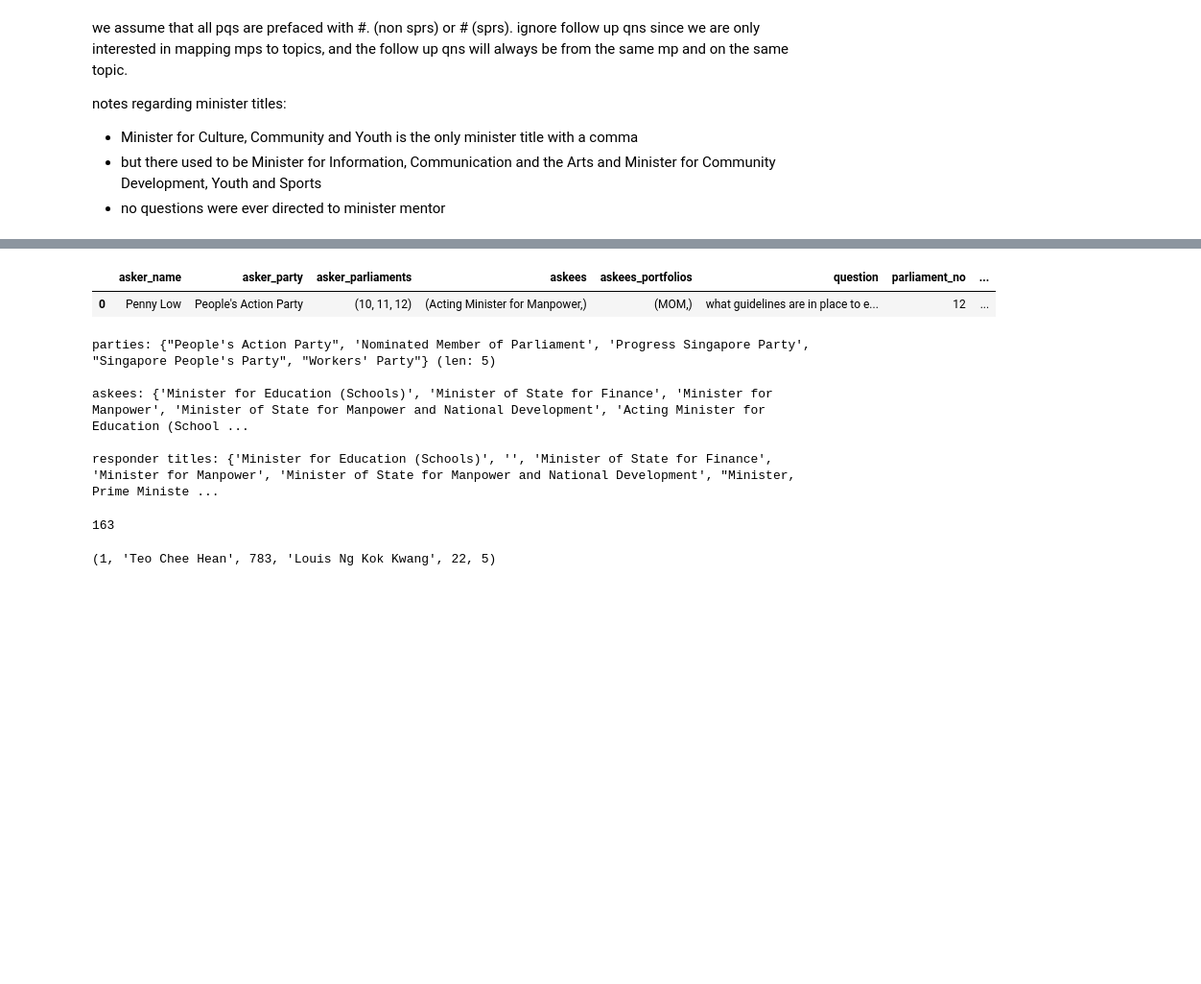
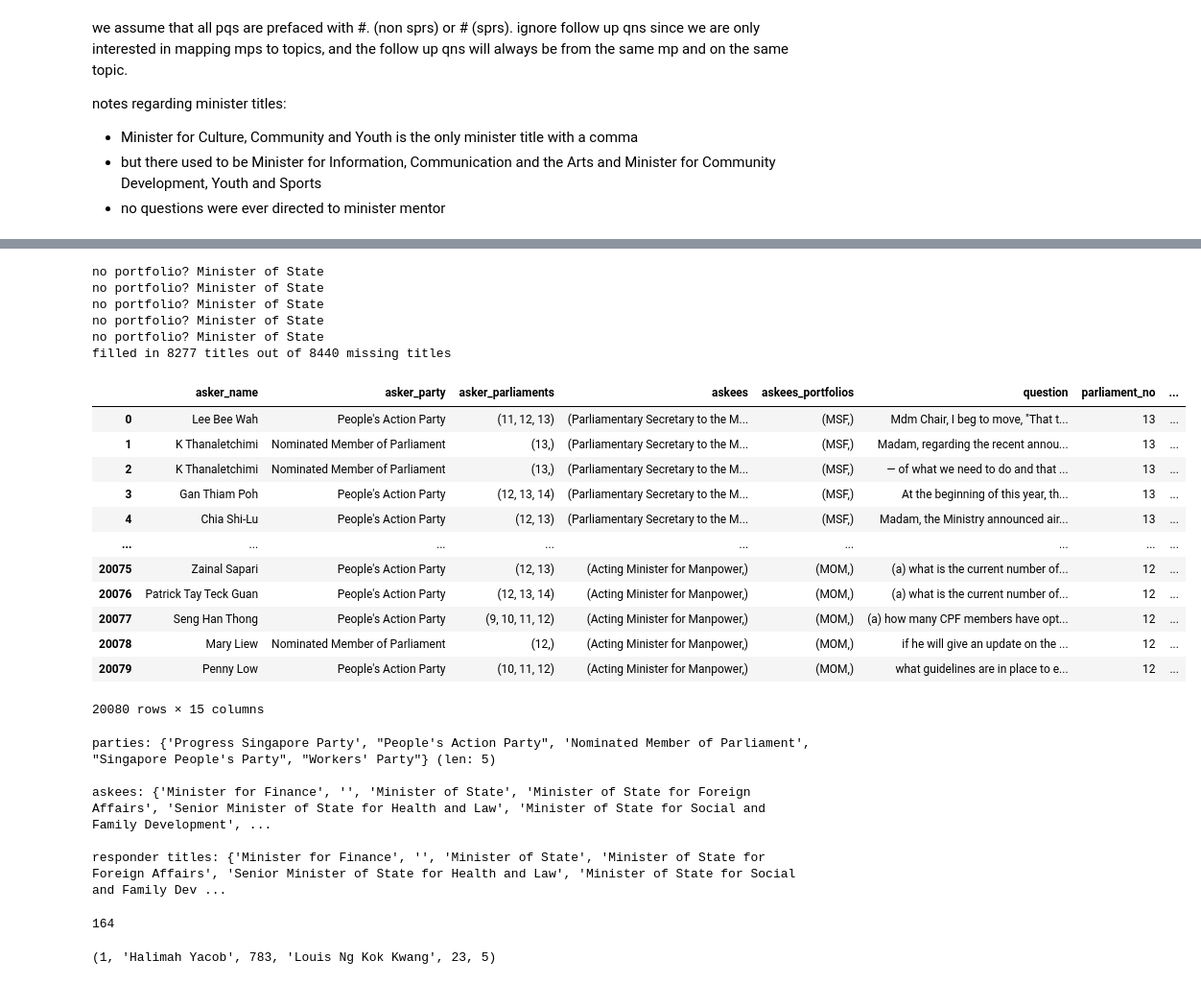
Before and after one commit to LeowWB/pq-scraper, a Jupyter notebook: Clean_Scraped_Hansard.ipynb, the cells around one changed output, grey strips where cells are left out. Shown at 96% size. Drawn from its saved outputs; the diff is of its cells as text; code cells hidden in the pictures; blank space fills up the shorter version.

Commit message:
Fix bug introduced by previous commit, and also verify that the title backfilling works!

```diff
--- a/Clean_Scraped_Hansard.ipynb
+++ b/Clean_Scraped_Hansard.ipynb
@@ -444,7 +444,10 @@ def soup_to_pqs(soup, file):
             first_responder_name = honorific_name_to_mp_data(first_responder_honorific_name)[0]
         else:
             first_responder_title = ''
-            first_responder_name = honorific_name_to_mp_data(first_responder)[0]
+            if re.match(honorific_regex, first_responder.lower()):
+                first_responder_name = honorific_name_to_mp_data(first_responder)[0]
+            else:
+                first_responder_name = first_responder
 
         # edge case: (sprs3topic_reportid=oral-answer-27)
         first_responder_title = first_responder_title.replace('Affiars', 'Affairs').replace('Parlamentary', 'Parliamentary')
@@ -680,7 +683,7 @@ def soup_to_pqs(soup, file):
 pqs = []
 files_and_exceptions = []
 #files_to_run_through = ['sprs3topic_reportid=budget-1898.html','topic_reportid=006_20120306_S0004_T0004.html','sprs3topic_reportid=budget-1630.html']
-files_to_run_through = os.listdir('scraped_content')[-1:]
+files_to_run_through = os.listdir('scraped_content')
 #files_to_run_through = ['sprs3topic_reportid=oral-answer-27.html']
 #files_to_run_through = ['topic_reportid=004_20120117_S0007_T0002.html']
 
@@ -721,41 +735,63 @@ avg pqs per file: 1.0
 files with exceptions: []
 # %%
+stats = {'filled_title_count': 0, 'missing_title_count': 0}
 pq_df = pd.DataFrame(pqs, columns=['asker_name', 'asker_party', 'asker_parliaments', 'askees', 'question', 'parliament_no', 'session_no', 'volume_no', 'sitting_no', 'sitting_date', 'report_section', 'title', 'responses', 'is_pq'])
 pq_df.insert(4, 'askees_portfolios', pq_df.askees.apply(identify_portfolios))
 def tidy_up_title(title):
     if title == '':
         return ''
     while not title[-1].isalpha() and title[-1] != ')':
         title = title[:-1]
     title = title.replace('Youth, Sports', 'Youth and Sports')
     return title
 
 pq_df.askees = pq_df.askees.apply(lambda x: tuple(map(tidy_up_title, x)))
 pq_df.responses = pq_df.responses.apply(lambda x: list(map(lambda y: [y[0], tidy_up_title(y[1]), y[2]], x)))
 
 # parliament no, name -> title
 known_titles = dict()
 for parl_no in [12,13,14]:
     known_titles[parl_no] = dict()
 
 for parl_no, responses in zip(pq_df.parliament_no, pq_df.responses):
     for response in responses:
         if response[0] not in known_titles[parl_no].keys() and response[1] != '':
             known_titles[parl_no][response[0]] = response[1]
 
-def fill_in_missing_titles(row):
+def fill_in_missing_titles(row, stats):
     for response in row.responses:
         if response[1] != '':
             continue
-        response[1] = known_titles[row.parliament_no].get(response[0], '')
+        stats['missing_title_count'] += 1
+        if response[0] in known_titles[row.parliament_no].keys():
+            response[1] = known_titles[row.parliament_no][response[0]]
+            stats['filled_title_count'] += 1
     return row
 
-pq_df = pq_df.apply(fill_in_missing_titles, axis=1)
+pq_df = pq_df.apply(lambda x: fill_in_missing_titles(x, stats), axis=1)
 pq_df.responses = pq_df.responses.apply(lambda y: list(map(lambda x: (x[0], x[1], identify_portfolio(x[1]), x[2]), y)))
+print(f'filled in {stats["filled_title_count"]} titles out of {stats["missing_title_count"]} missing titles')
 pq_df
 # %% [output]
+no portfolio? Minister of State
+no portfolio? Minister of State
+no portfolio? Minister of State
+no portfolio? Minister of State
+no portfolio? Minister of State
+filled in 8277 titles out of 8440 missing titles
 |  | asker_name | asker_party | asker_parliaments | askees | askees_portfolios | question | parliament_no | ... |
-| 0 | Penny Low | People's Action Party | (10, 11, 12) | (Acting Minister for Manpower,) | (MOM,) | what guidelines are in place to e... | 12 | ... |
+| 0 | Lee Bee Wah | People's Action Party | (11, 12, 13) | (Parliamentary Secretary to the M... | (MSF,) | Mdm Chair, I beg to move, "That t... | 13 | ... |
+| 1 | K Thanaletchimi | Nominated Member of Parliament | (13,) | (Parliamentary Secretary to the M... | (MSF,) | Madam, regarding the recent annou... | 13 | ... |
+| 2 | K Thanaletchimi | Nominated Member of Parliament | (13,) | (Parliamentary Secretary to the M... | (MSF,) | — of what we need to do and that ... | 13 | ... |
+| 3 | Gan Thiam Poh | People's Action Party | (12, 13, 14) | (Parliamentary Secretary to the M... | (MSF,) | At the beginning of this year, th... | 13 | ... |
+| 4 | Chia Shi-Lu | People's Action Party | (12, 13) | (Parliamentary Secretary to the M... | (MSF,) | Madam, the Ministry announced air... | 13 | ... |
+| ... | ... | ... | ... | ... | ... | ... | ... | ... |
+| 20075 | Zainal Sapari | People's Action Party | (12, 13) | (Acting Minister for Manpower,) | (MOM,) | (a) what is the current number of... | 12 | ... |
+| 20076 | Patrick Tay Teck Guan | People's Action Party | (12, 13, 14) | (Acting Minister for Manpower,) | (MOM,) | (a) what is the current number of... | 12 | ... |
+| 20077 | Seng Han Thong | People's Action Party | (9, 10, 11, 12) | (Acting Minister for Manpower,) | (MOM,) | (a) how many CPF members have opt... | 12 | ... |
+| 20078 | Mary Liew | Nominated Member of Parliament | (12,) | (Acting Minister for Manpower,) | (MOM,) | if he will give an update on the ... | 12 | ... |
+| 20079 | Penny Low | People's Action Party | (10, 11, 12) | (Acting Minister for Manpower,) | (MOM,) | what guidelines are in place to e... | 12 | ... |
+20080 rows × 15 columns
 # %%
 pq_df.to_csv('pqs.csv', index=False, sep='|') # sep=',' gives formatting issues
 # %%
@@ -771,15 +807,15 @@ print()
 responder_title_set = set([response[1] for responses in pq_df.responses for response in responses])
 print(f'responder titles: {responder_title_set} (len: {len(responder_title_set)})')
 # %% [output]
-parties: {"People's Action Party", 'Nominated Member of Parliament', 'Progress Singapore Party', "Singapore People's Party", "Workers' Party"} (len: 5)
+parties: {'Progress Singapore Party', "People's Action Party", 'Nominated Member of Parliament', "Singapore People's Party", "Workers' Party"} (len: 5)
 
-askees: {'Minister for Education (Schools)', 'Minister of State for Finance', 'Minister for Manpower', 'Minister of State for Manpower and National Development', 'Acting Minister for Education (School ...
+askees: {'Minister for Finance', '', 'Minister of State', 'Minister of State for Foreign Affairs', 'Senior Minister of State for Health and Law', 'Minister of State for Social and Family Development', ...
 
-responder titles: {'Minister for Education (Schools)', '', 'Minister of State for Finance', 'Minister for Manpower', 'Minister of State for Manpower and National Development', "Minister, Prime Ministe ...
+responder titles: {'Minister for Finance', '', 'Minister of State', 'Minister of State for Foreign Affairs', 'Senior Minister of State for Health and Law', 'Minister of State for Social and Family Dev ...
 # %%
 len(set(pq_df.asker_name.values))
 # %% [output]
-163
+164
 # %%
 min_count = 999
 min_mp = None
@@ -802,4 +838,4 @@ for name in set(pq_df.asker_name.values):
 
 min_count, min_mp, max_count, max_mp, less_than_ten, just_one
 # %% [output]
-(1, 'Teo Chee Hean', 783, 'Louis Ng Kok Kwang', 22, 5)
+(1, 'Halimah Yacob', 783, 'Louis Ng Kok Kwang', 23, 5)
```
Also changed, not shown: parts of 1 cell of this notebook.
